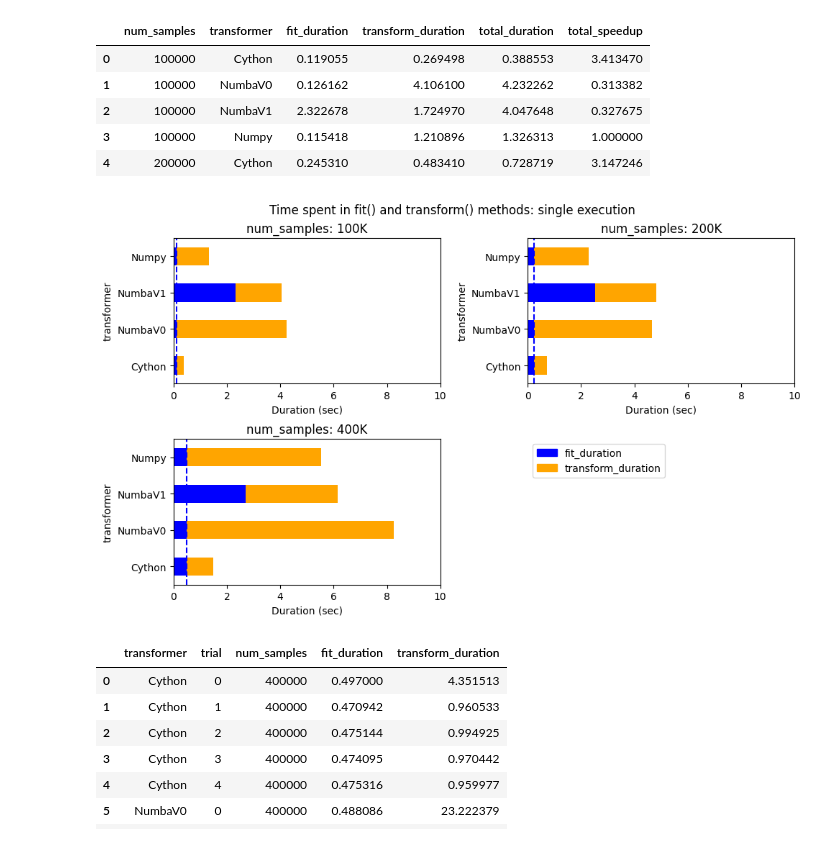
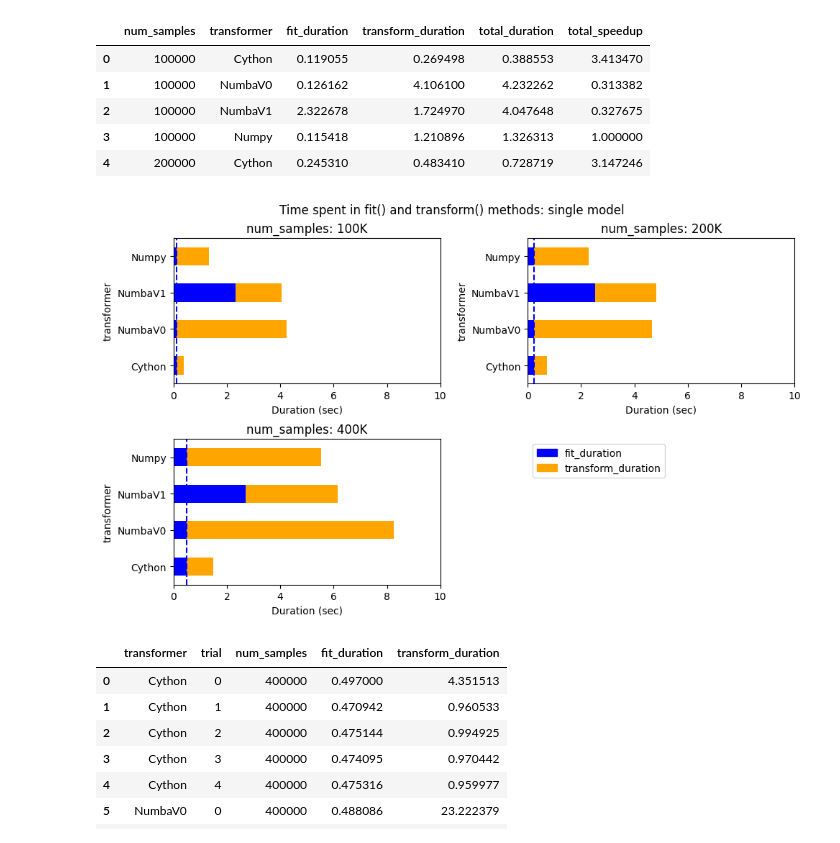
Before and after one commit to jimthompson5802/fast-python, a Jupyter notebook: ple/analyze_ple_test_scenarios.ipynb, the cells around one changed output. Saved outputs shown, nothing was run; the diff lists cells and outputs as text; code cells hidden in the pictures.

Commit message:
updated plot titles

```diff
--- a/ple/analyze_ple_test_scenarios.ipynb
+++ b/ple/analyze_ple_test_scenarios.ipynb
@@ -198,35 +198,35 @@ labels = ['fit_duration', 'transform_duration']  # Replace with the labels used
 # Create a list of patches for the legend
 patches = [mpatches.Patch(color=color, label=label) for color, label in zip(colors, labels)]
 
 # Plot the stacked bar chart for each transformer
 for i, num_sample in enumerate(num_samples):
     r = i // 2
     c = i % 2
     if r == 1 and c == 1:  # Skip the plot for axs[1, 1]
         continue
     df = results_df[results_df['num_samples'] == num_sample]
     df.pivot_table(values=['fit_duration', 'transform_duration'], index='transformer').plot(
         kind='barh', stacked=True, ax=axs[r, c], legend=False, color=colors
     )
     axs[r, c].set_title(f'num_samples: {num_sample/1e3:.0f}K')
     axs[r, c].set_xlabel('Duration (sec)')
     # axs[r, c].set_xscale('log')
     axs[r, c].set_xlim([0.0, 10])
     axs[r, c].set_ylabel('transformer')
     fit_duration = df[df.transformer == 'Numpy']['fit_duration'].values[0]
     axs[r, c].axvline(fit_duration, color='b', linestyle='--')
 
 axs[1, 1].legend(handles=patches, loc="upper left")  # Add the legend to axs[1, 1]
 axs[1, 1].axis('off')  # Remove plot boundary lines for axs[1, 1]
 
 plt.tight_layout()
-plt.suptitle("Time spent in fit() and transform() methods: single execution")
+plt.suptitle("Time spent in fit() and transform() methods: single model")
 plt.subplots_adjust(top=0.9)
 
 plt.savefig('ple_fit_transform_duration.png')
 plt.show()
 # %% [output]
-[figure, old version]
+[figure, new version]
 # %%
 # Replace 'filename.csv' with your file path
 df = pd.read_csv('test_results_multiple.csv')
```
Also changed, not shown: parts of 1 cell of this notebook.
